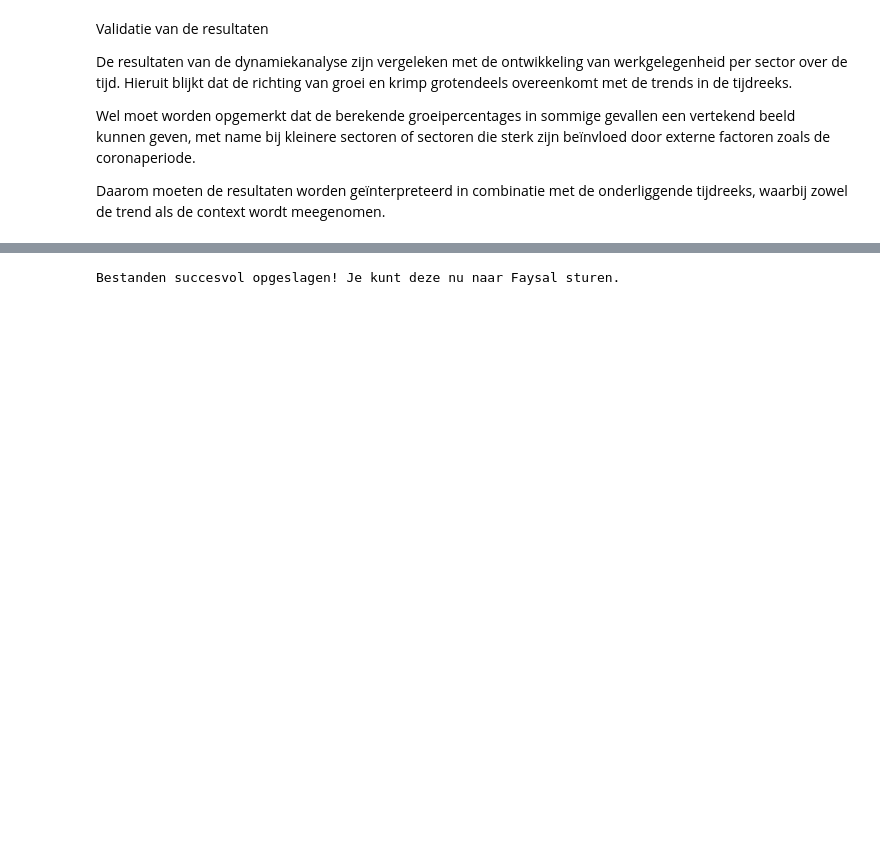
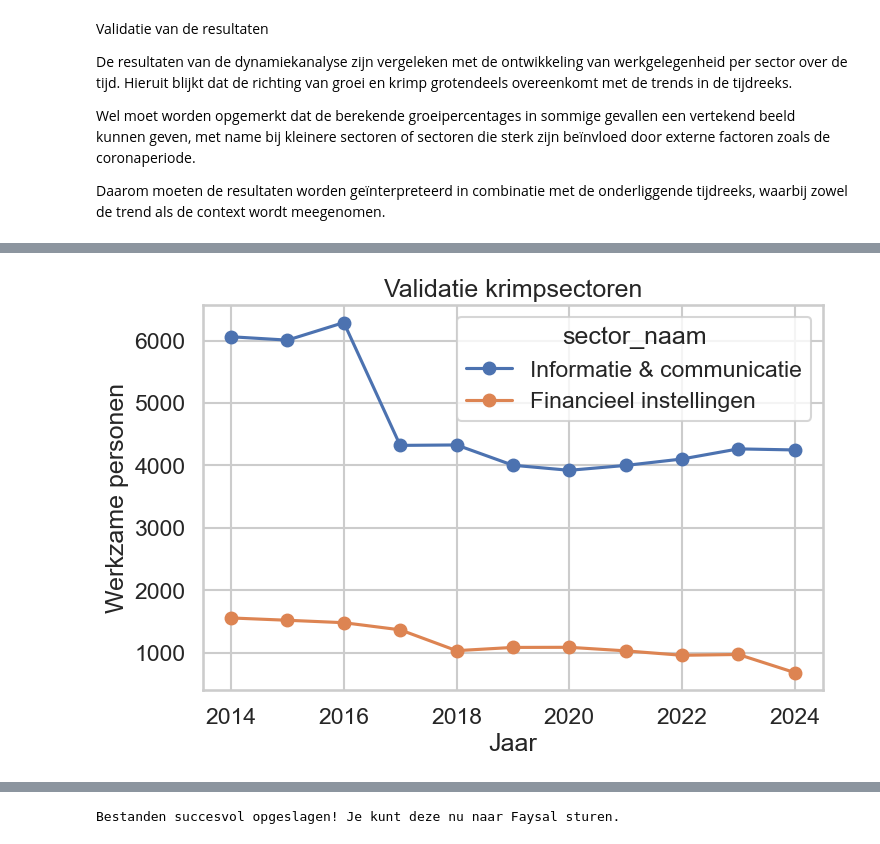
Before and after one commit to Ismael-991/Werkgelegenheid_Provincie_Flevoland, a Jupyter notebook: Notebooks/Individual/Ismael_Notebook.ipynb, the cells around one changed output, grey strips where cells are left out. Saved outputs shown, nothing was run; the diff lists cells and outputs as text; code cells hidden in the pictures; blank space fills up the shorter version.

Commit message:
validatie

```diff
--- a/Notebooks/Individual/Ismael_Notebook.ipynb
+++ b/Notebooks/Individual/Ismael_Notebook.ipynb
@@ -608,0 +625,10 @@ Daarom moeten de resultaten worden geïnterpreteerd in combinatie met de onderli
+# %%
+pivot_df[['Informatie & communicatie', 'Financieel instellingen']].plot(marker='o', figsize=(8,5))
+
+plt.title('Validatie krimpsectoren')
+plt.xlabel('Jaar')
+plt.ylabel('Werkzame personen')
+plt.grid(True)
+plt.show()
+# %% [output]
+[figure, added]
```
Also changed, not shown: parts of 4 cells of this notebook.
